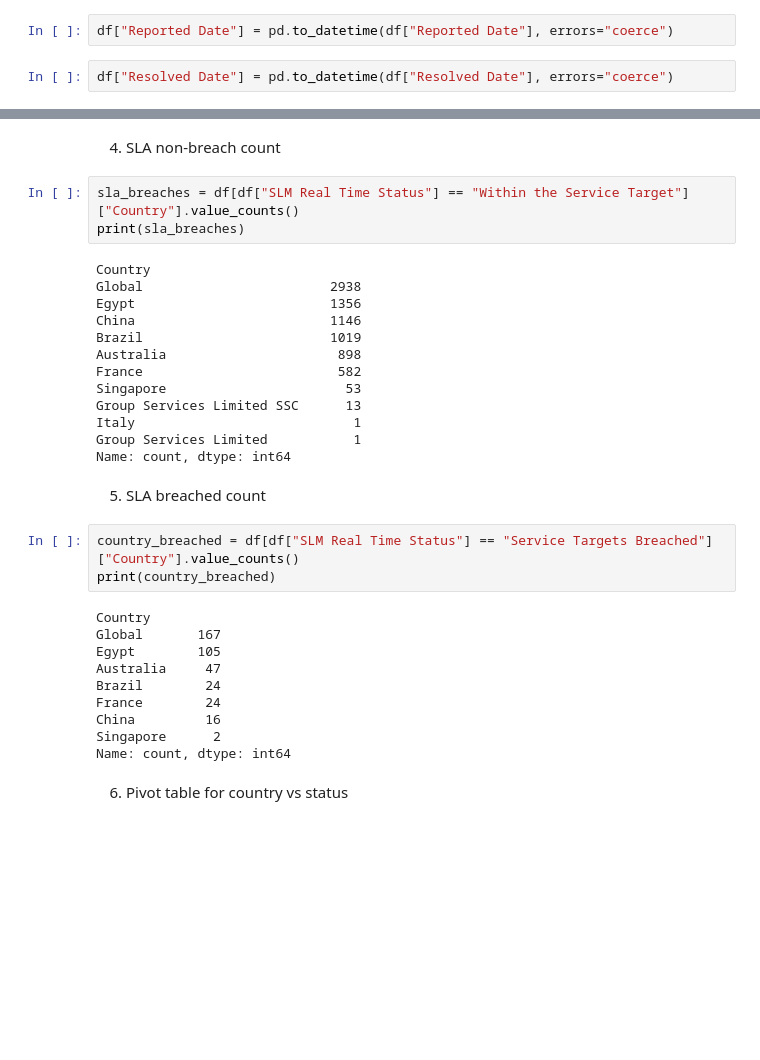
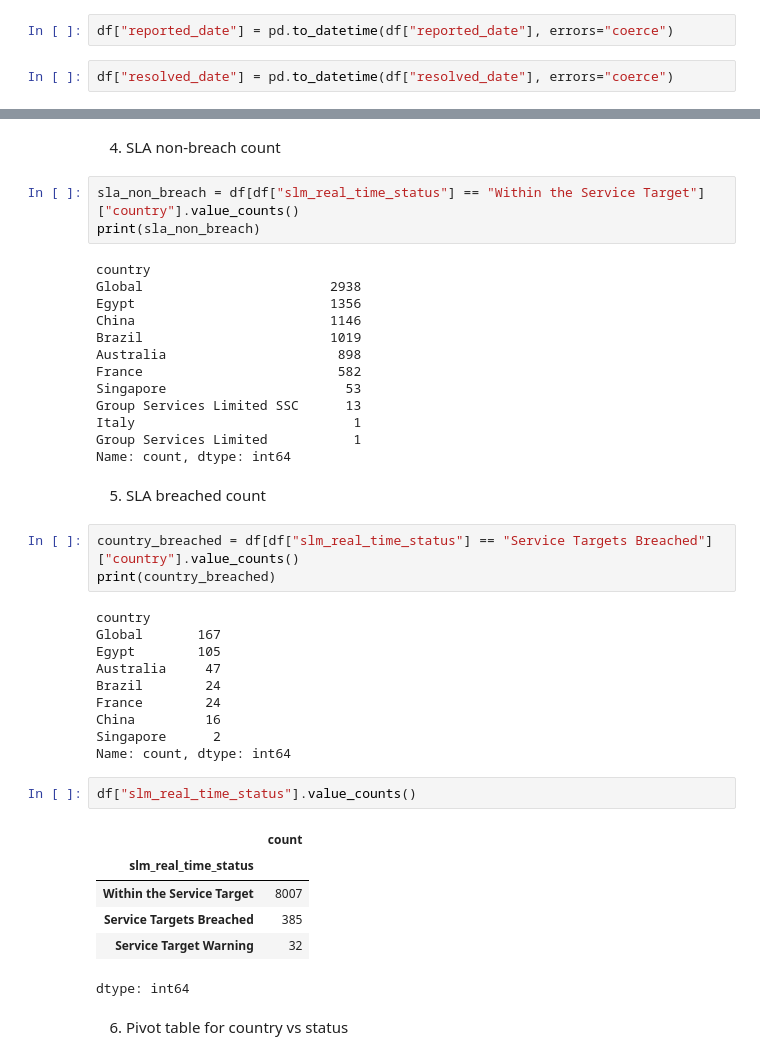
Before and after one commit to Njau13/incidents, a Jupyter notebook: incidents.ipynb, the cells around one changed output, grey strips where cells are left out. Cells and saved outputs as stored; diff of their text form; blank space fills up the shorter version.

```diff
--- a/incidents.ipynb
+++ b/incidents.ipynb
@@ -41,7 +61,7 @@ df.columns = df.columns.str.strip().str.lower().str.replace(" ", "_")
 # %%
-df["Reported Date"] = pd.to_datetime(df["Reported Date"], errors="coerce")
+df["reported_date"] = pd.to_datetime(df["reported_date"], errors="coerce")
 # %%
-df["Resolved Date"] = pd.to_datetime(df["Resolved Date"], errors="coerce")
+df["resolved_date"] = pd.to_datetime(df["resolved_date"], errors="coerce")
 # %%
 df.dtypes
 # %% [output]
@@ -206,10 +226,10 @@ UAT FR                          18                1
 # %% [markdown]
 4. SLA non-breach count
 # %%
-sla_breaches = df[df["SLM Real Time Status"] == "Within the Service Target"]["Country"].value_counts()
-print(sla_breaches)
+sla_non_breach = df[df["slm_real_time_status"] == "Within the Service Target"]["country"].value_counts()
+print(sla_non_breach)
 # %% [output]
-Country
+country
 Global                        2938
 Egypt                         1356
 China                         1146
@@ -224,10 +244,10 @@ Name: count, dtype: int64
 # %% [markdown]
 5. SLA breached count
 # %%
-country_breached = df[df["SLM Real Time Status"] == "Service Targets Breached"]["Country"].value_counts()
+country_breached = df[df["slm_real_time_status"] == "Service Targets Breached"]["country"].value_counts()
 print(country_breached)
 # %% [output]
-Country
+country
 Global       167
 Egypt        105
 Australia     47
@@ -236,6 +256,15 @@ France        24
 China         16
 Singapore      2
 Name: count, dtype: int64
+# %%
+df["slm_real_time_status"].value_counts()
+# %% [output]
+|  | count |
+| slm_real_time_status |  |
+| Within the Service Target | 8007 |
+| Service Targets Breached | 385 |
+| Service Target Warning | 32 |
+dtype: int64
 # %% [markdown]
 6. Pivot table for country vs status
 # %%
```
Also changed, not shown: parts of 16 cells of this notebook.
